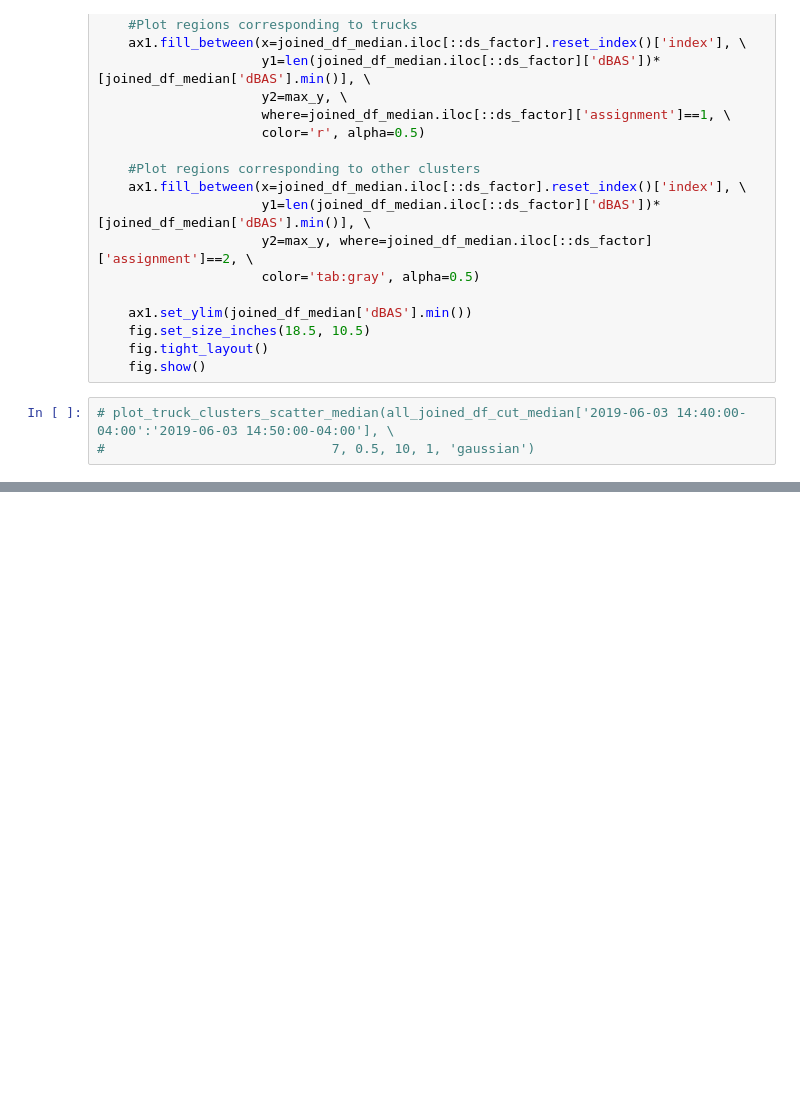
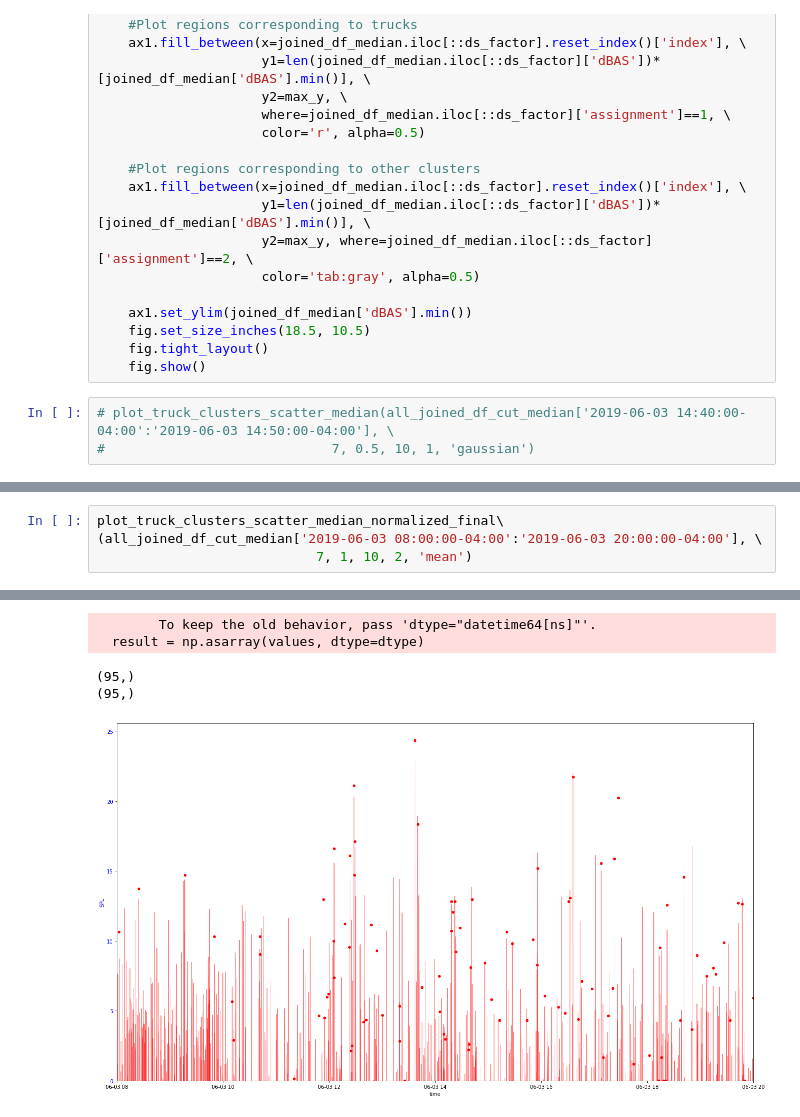
Before and after one commit to marin-hyatt/public-redhook-analysis, a Jupyter notebook: Truck_Analysis.ipynb, the cells around one changed output, grey strips where cells are left out. Cells and saved outputs as stored; diff of their text form; blank space fills up the shorter version.

```diff
--- a/Truck_Analysis.ipynb
+++ b/Truck_Analysis.ipynb
@@ -1631,0 +1883,5 @@ Name: dBAS, dtype: float64
+# %%
+plot_truck_clusters_scatter_median_normalized_final\
+(all_joined_df_cut_median['2019-06-03 08:00:00-04:00':'2019-06-03 20:00:00-04:00'], \
+                            7, 1, 10, 2, 'mean')
+# %% [output]
@@ -1631,0 +1905,5 @@ Name: dBAS, dtype: float64
+        To keep the old behavior, pass 'dtype="datetime64[ns]"'.
+  result = np.asarray(values, dtype=dtype)
+(95,)
+(95,)
+[figure, added]
```
Also changed, not shown: parts of 17 cells of this notebook.
